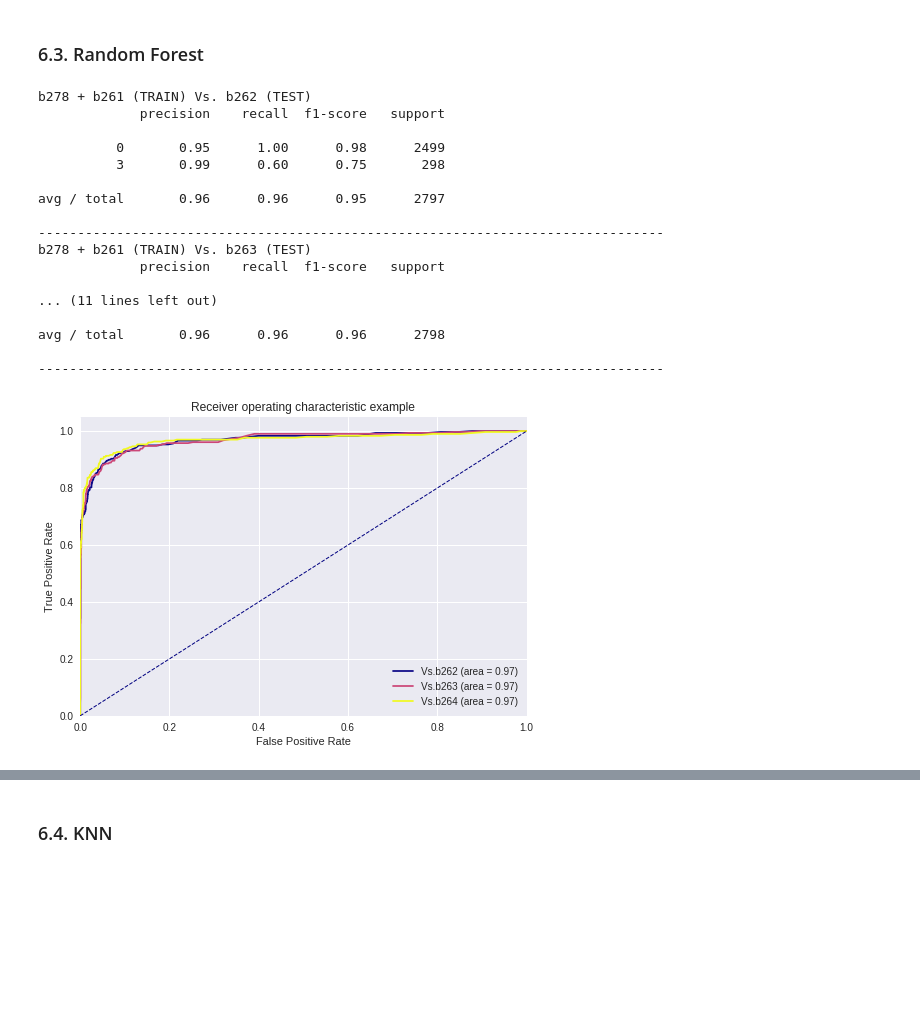
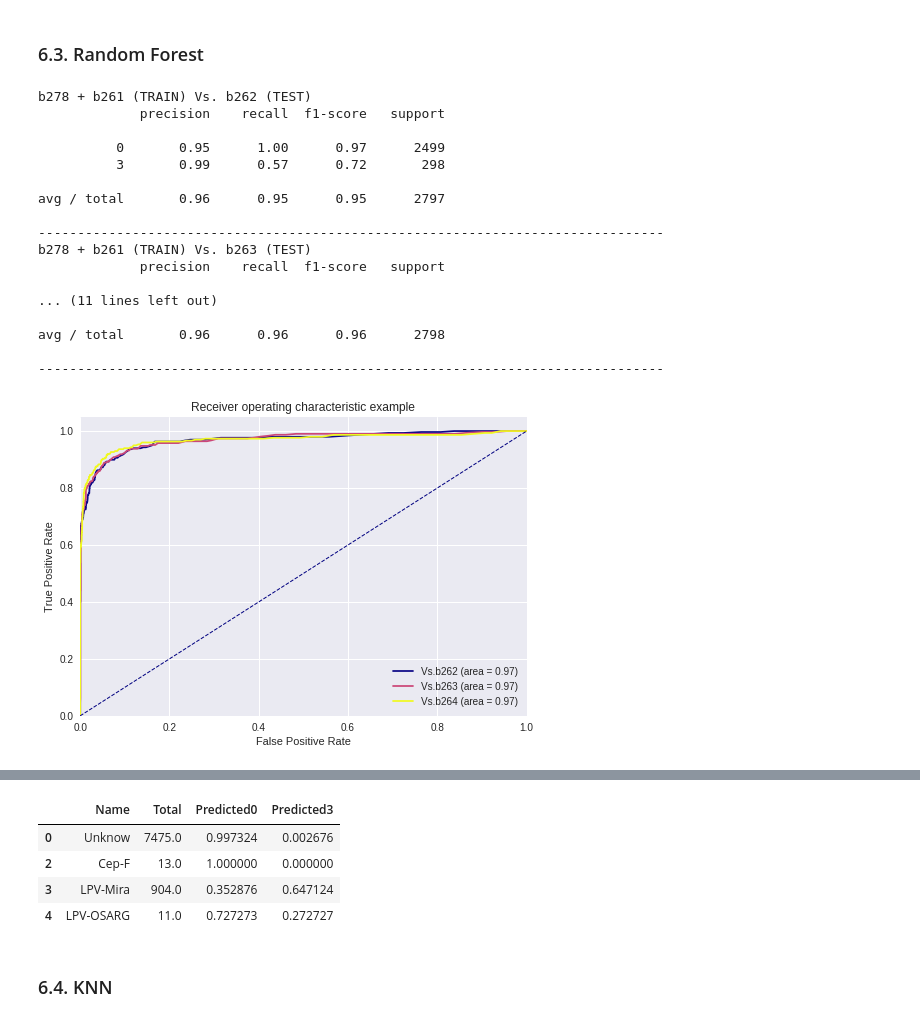
Before and after one commit to carpyncho/vvv_gen_catalog, a Jupyter notebook: samplesVSTO0.ipynb, the cells around one changed output, grey strips where cells are left out. Drawn from its saved outputs; the diff is of its cells as text; code cells hidden in the pictures; blank space fills up the shorter version.

```diff
--- a/samplesVSTO0.ipynb
+++ b/samplesVSTO0.ipynb
@@ -49,3 +47,7 @@ data, classes, sclasses = discretize_classes(data)
+# %%
+data, classes, sclasses = discretize_classes(data)
+orig_cls_names = {v:k for k, v in classes.items()}
+orig_scls_names = {v:k for k, v in sclasses.items()}
 # %% [markdown]
 ### 2.2. Removes all low-variance and "bad" features
 # %%
@@ -566,24 +667,26 @@ Wall time: 10.4 s
 # %%
 rf = WithAnotherExperiment(
     clf=RandomForestClassifier(n_estimators=500, criterion="entropy"),
     clsnum=sclasses, data=data, pcls="RRLyr", X_columns=X_columns, y_column="scls")
-%time roc(rf(["b278", "b261"]))
+rf = rf(["b278", "b261"])
+%time roc(rf)
+real_vs_predicted(rf, orig_cls_names)
 # %% [output]
 b278 + b261 (TRAIN) Vs. b262 (TEST)
              precision    recall  f1-score   support
 
-          0       0.95      1.00      0.98      2499
-          3       0.99      0.60      0.75       298
+          0       0.95      1.00      0.97      2499
+          3       0.99      0.57      0.72       298
 
-avg / total       0.96      0.96      0.95      2797
+avg / total       0.96      0.95      0.95      2797
 
 --------------------------------------------------------------------------------
 b278 + b261 (TRAIN) Vs. b263 (TEST)
              precision    recall  f1-score   support
 
 ... (11 lines left out)
 
 avg / total       0.96      0.96      0.96      2798
 
 --------------------------------------------------------------------------------
-[figure, old version]
+[figure, new version]
@@ -592,3 +695,8 @@ Wall time: 57.7 s
+|  | Name | Total | Predicted0 | Predicted3 |
+| 0 | Unknow | 7475.0 | 0.997324 | 0.002676 |
+| 2 | Cep-F | 13.0 | 1.000000 | 0.000000 |
+| 3 | LPV-Mira | 904.0 | 0.352876 | 0.647124 |
+| 4 | LPV-OSARG | 11.0 | 0.727273 | 0.272727 |
 # %% [markdown]
 ### 6.4. KNN
 # %%
```
Also changed, not shown: parts of 25 cells of this notebook, 1 other file.
